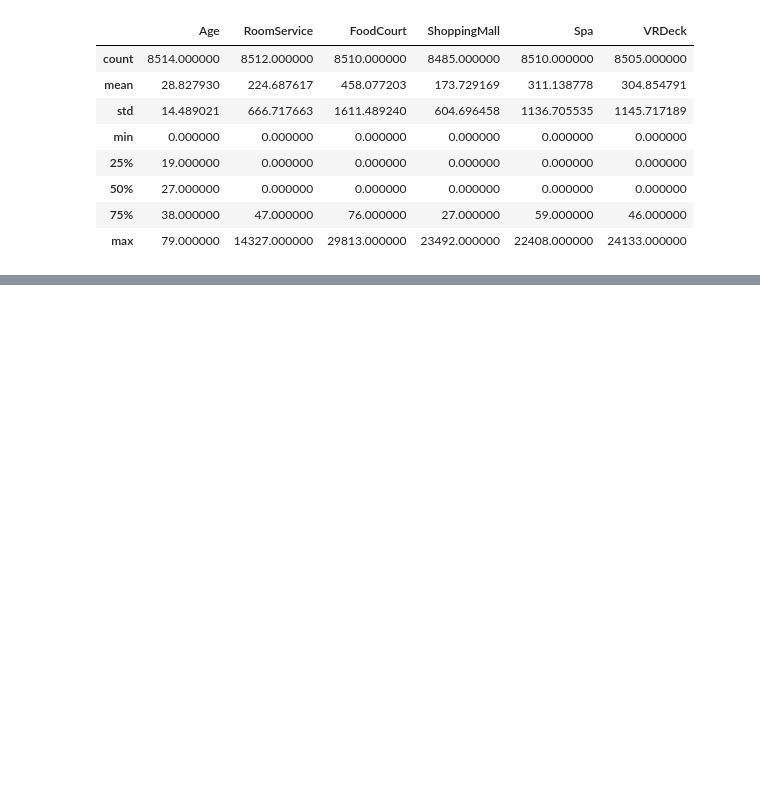
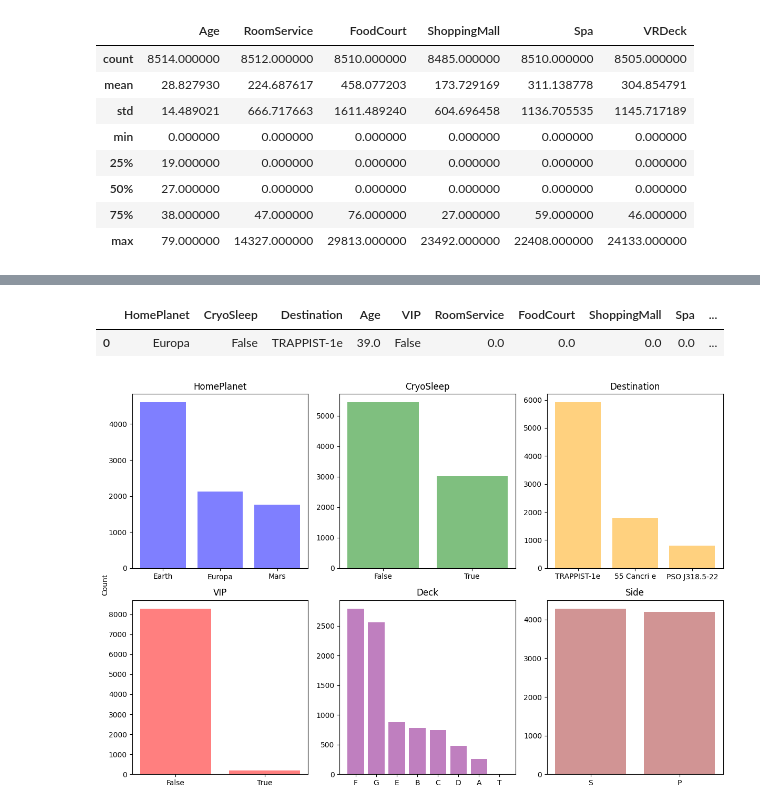
Before and after one commit to Rubic31/spaceship-titanic-project, a Jupyter notebook: end-to-end-spaceship-titanic.ipynb, the cells around one changed output, grey strips where cells are left out. Cells and saved outputs as stored; diff of their text form; code cells hidden in the pictures; blank space fills up the shorter version.

```diff
--- a/end-to-end-spaceship-titanic.ipynb
+++ b/end-to-end-spaceship-titanic.ipynb
@@ -139,0 +374,39 @@ df.describe()
+# %%
+df.head(1)
+# %% [output]
+|  | HomePlanet | CryoSleep | Destination | Age | VIP | RoomService | FoodCourt | ShoppingMall | Spa | ... |
+| 0 | Europa | False | TRAPPIST-1e | 39.0 | False | 0.0 | 0.0 | 0.0 | 0.0 | ... |
+# %%
+fig, ax = plt.subplots(2, 3, figsize=(12, 8))  # Create a 2x3 grid of subplots
+
+# Plot bar plots for each categorical feature (excluding GroupNumber)
+ax[0, 0].bar(df['HomePlanet'].value_counts().index,
+             df['HomePlanet'].value_counts().values, color='blue', alpha=0.5)
+ax[0, 0].set_title('HomePlanet')
+
+ax[0, 1].bar(['False', 'True'],
+             df['CryoSleep'].value_counts().values, color='green', alpha=0.5)
+ax[0, 1].set_title('CryoSleep')
+
+ax[0, 2].bar(df['Destination'].value_counts().index,
+             df['Destination'].value_counts().values, color='orange', alpha=0.5)
+ax[0, 2].set_title('Destination')
+
+ax[1, 0].bar(['False', 'True'],
+             df['VIP'].value_counts().values, color='red', alpha=0.5)
+ax[1, 0].set_title('VIP')
+
+ax[1, 1].bar(df['Deck'].value_counts().index,
+             df['Deck'].value_counts().values, color='purple', alpha=0.5)
+ax[1, 1].set_title('Deck')
+
+ax[1, 2].bar(df['Side'].value_counts().index,
+             df['Side'].value_counts().values, color='brown', alpha=0.5)
+ax[1, 2].set_title('Side')
+
+fig.text(0.001, 0.5, 'Count', va='center', rotation='vertical')
+plt.tight_layout()  # Adjust the spacing between subplots
+
+plt.show()  # Display the figure
+# %% [output]
+[figure, added]
```
Also changed, not shown: parts of 68 cells of this notebook.
